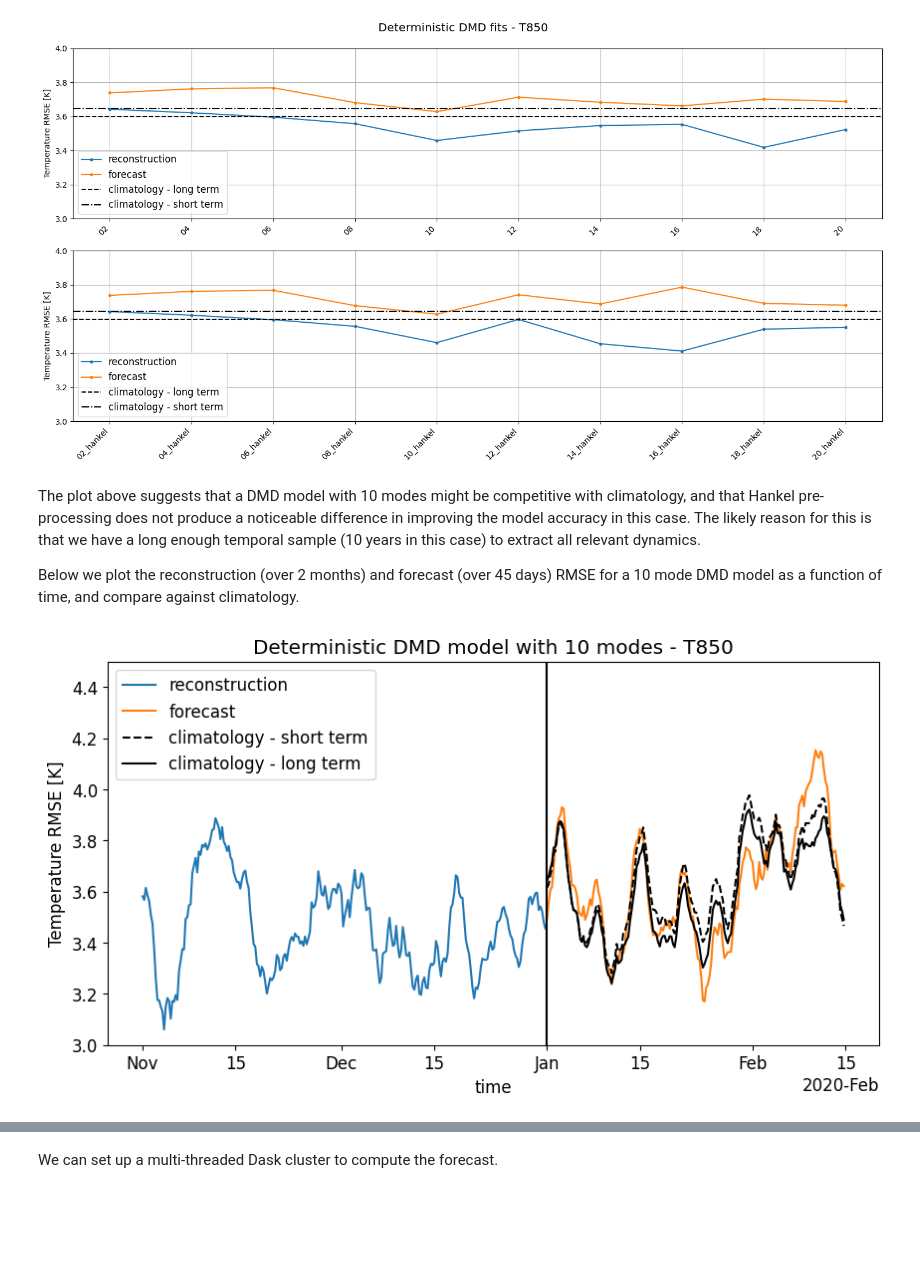
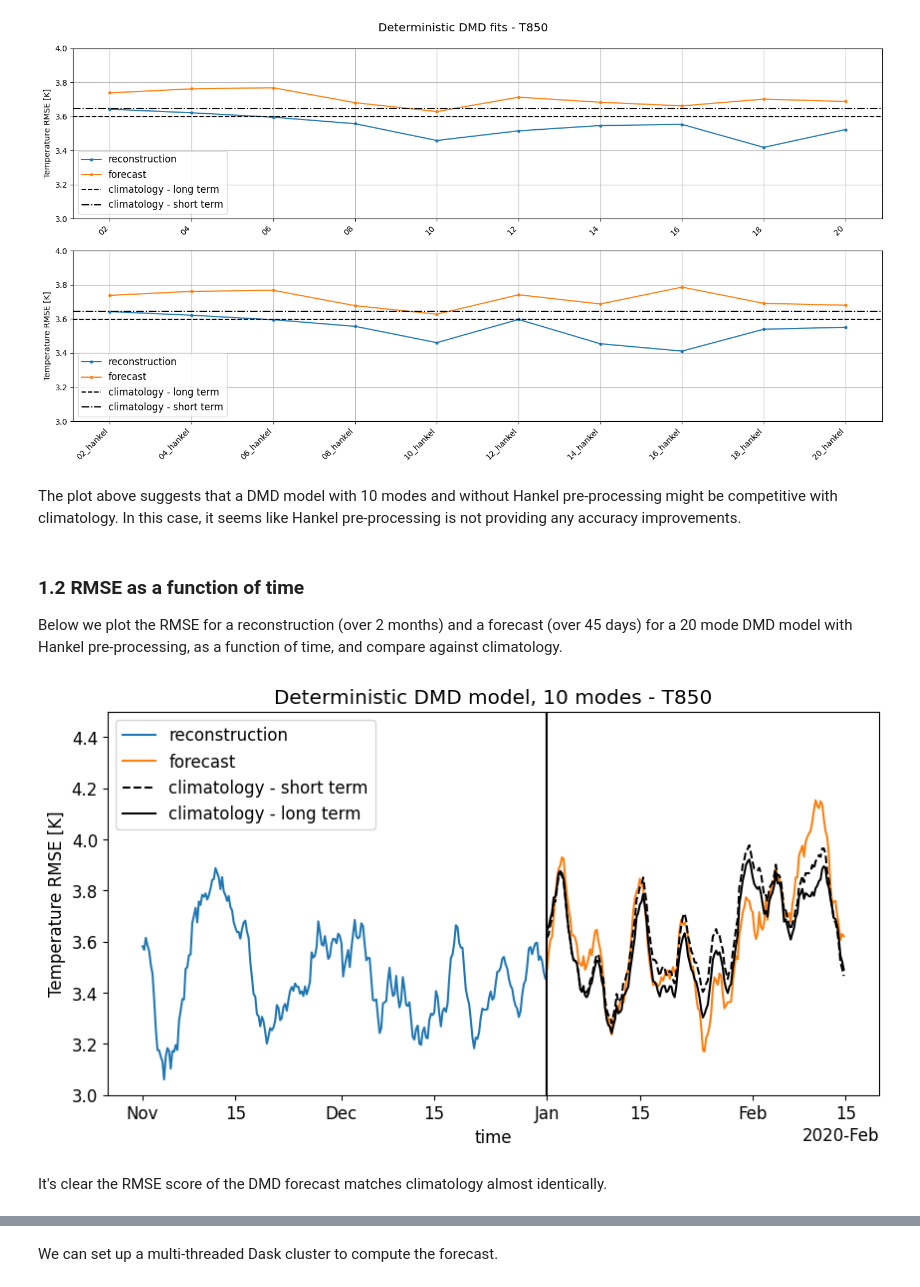
Before and after one commit to SVDROM/grid-search, a Jupyter notebook: evaluation_winter_2020.ipynb, the cells around one changed output, grey strips where cells are left out. Saved outputs shown, nothing was run; the diff lists cells and outputs as text; code cells hidden in the pictures; blank space fills up the shorter version.

```diff
--- a/evaluation_winter_2020.ipynb
+++ b/evaluation_winter_2020.ipynb
@@ -178,25 +195,29 @@ plt.show()
 # %% [output]
 [figure]
 # %% [markdown]
-The plot above suggests that a DMD model with 10 modes might be competitive with climatology, and that Hankel pre-processing does not produce a noticeable difference in improving the model accuracy in this case. The likely reason for this is that we have a long enough temporal sample (10 years in this case) to extract all relevant dynamics.
-
-Below we plot the reconstruction (over 2 months) and forecast (over 45 days) RMSE for a 10 mode DMD model as a function of time, and compare against climatology.
+The plot above suggests that a DMD model with 10 modes and without Hankel pre-processing might be competitive with climatology. In this case, it seems like Hankel pre-processing is not providing any accuracy improvements.
+# %% [markdown]
+### 1.2 RMSE as a function of time
+
+Below we plot the RMSE for a reconstruction (over 2 months) and a forecast (over 45 days) for a 20 mode DMD model with Hankel pre-processing, as a function of time, and compare against climatology.
 # %%
 model = "10"
 forecast_starts = "2020-01-01T00"
 
 plt.figure(figsize=(10, 5))
 reconstructions[model].plot(label="reconstruction")
 forecasts[model].plot(label="forecast")
 rmse_clima_short_term.plot(color="k", linestyle = "--", label="climatology - short term")
 rmse_clima_long_term.plot(color="k", linestyle = "-", label="climatology - long term")
 plt.axvline(pd.Timestamp(forecast_starts), color="k")
 plt.ylim((3, 4.5))
 plt.legend()
 plt.ylabel("Temperature RMSE [K]")
-plt.title("Deterministic DMD model with 10 modes - T850")
+plt.title("Deterministic DMD model, 10 modes - T850")
 
 plt.show()
 # %% [output]
-[figure, old version]
+[figure, new version]
+# %% [markdown]
+It's clear the RMSE score of the DMD forecast matches climatology almost identically.
 # %% [markdown]
```
Also changed, not shown: parts of 47 cells of this notebook.
